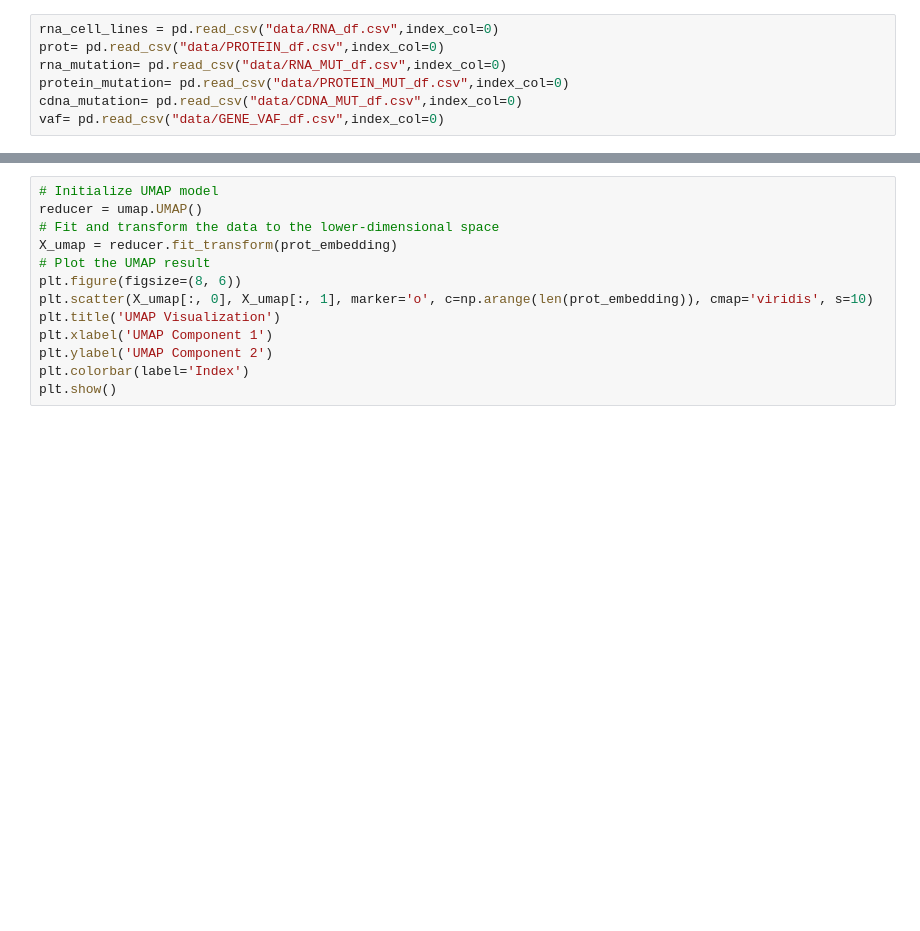
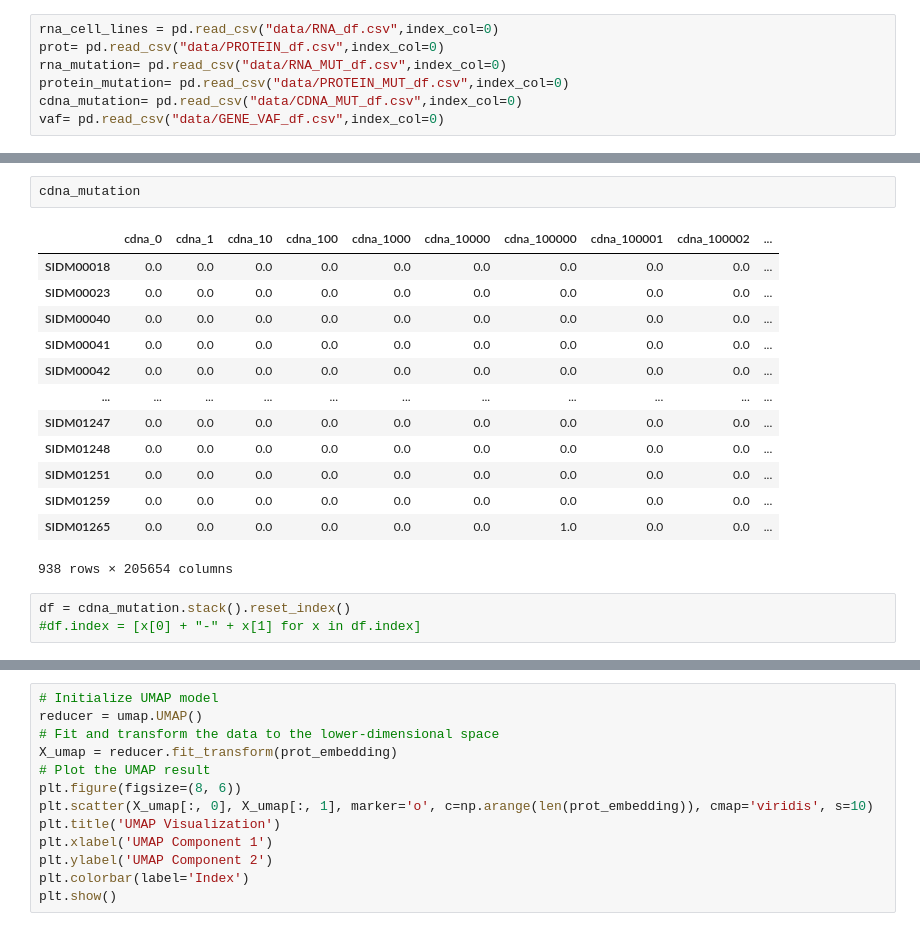
Before and after one commit to Surabhivj/PatStrat-Personalized-Health-Technologies-Conference-2024, a Jupyter notebook: GDSC_data_prep.ipynb, the cells around one changed output, grey strips where cells are left out. Saved outputs shown, nothing was run; the diff lists cells and outputs as text; blank space fills up the shorter version.

```diff
--- a/GDSC_data_prep.ipynb
+++ b/GDSC_data_prep.ipynb
@@ -287,0 +303,19 @@ rna_mutation
+# %%
+cdna_mutation
+# %% [output]
+|  | cdna_0 | cdna_1 | cdna_10 | cdna_100 | cdna_1000 | cdna_10000 | cdna_100000 | cdna_100001 | cdna_100002 | ... |
+| SIDM00018 | 0.0 | 0.0 | 0.0 | 0.0 | 0.0 | 0.0 | 0.0 | 0.0 | 0.0 | ... |
+| SIDM00023 | 0.0 | 0.0 | 0.0 | 0.0 | 0.0 | 0.0 | 0.0 | 0.0 | 0.0 | ... |
+| SIDM00040 | 0.0 | 0.0 | 0.0 | 0.0 | 0.0 | 0.0 | 0.0 | 0.0 | 0.0 | ... |
+| SIDM00041 | 0.0 | 0.0 | 0.0 | 0.0 | 0.0 | 0.0 | 0.0 | 0.0 | 0.0 | ... |
+| SIDM00042 | 0.0 | 0.0 | 0.0 | 0.0 | 0.0 | 0.0 | 0.0 | 0.0 | 0.0 | ... |
+| ... | ... | ... | ... | ... | ... | ... | ... | ... | ... | ... |
+| SIDM01247 | 0.0 | 0.0 | 0.0 | 0.0 | 0.0 | 0.0 | 0.0 | 0.0 | 0.0 | ... |
+| SIDM01248 | 0.0 | 0.0 | 0.0 | 0.0 | 0.0 | 0.0 | 0.0 | 0.0 | 0.0 | ... |
+| SIDM01251 | 0.0 | 0.0 | 0.0 | 0.0 | 0.0 | 0.0 | 0.0 | 0.0 | 0.0 | ... |
+| SIDM01259 | 0.0 | 0.0 | 0.0 | 0.0 | 0.0 | 0.0 | 0.0 | 0.0 | 0.0 | ... |
+| SIDM01265 | 0.0 | 0.0 | 0.0 | 0.0 | 0.0 | 0.0 | 1.0 | 0.0 | 0.0 | ... |
+938 rows × 205654 columns
+# %%
+df = cdna_mutation.stack().reset_index()
+#df.index = [x[0] + "-" + x[1] for x in df.index]
```
Also changed, not shown: parts of 22 cells of this notebook, 2 other files.
